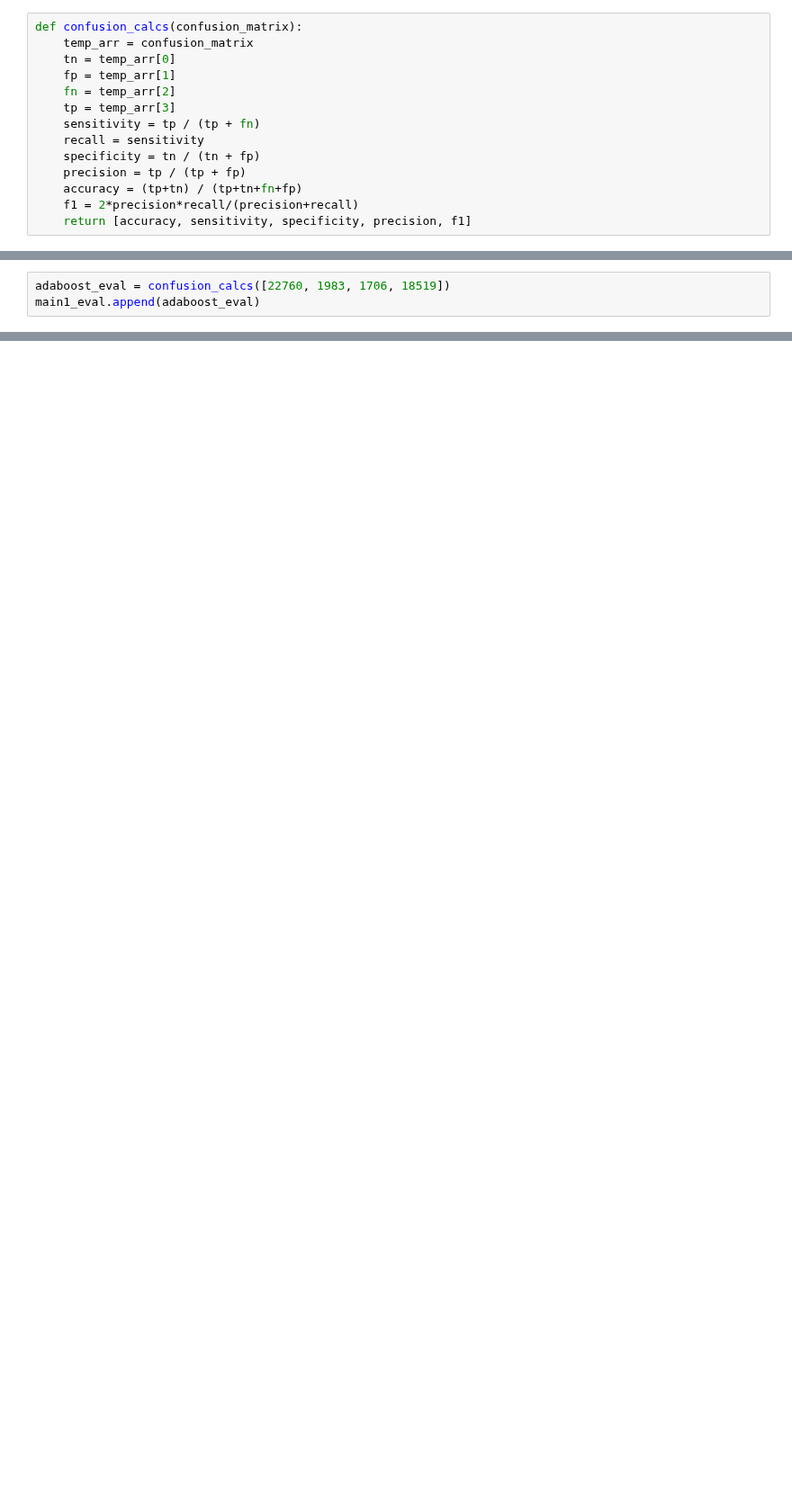
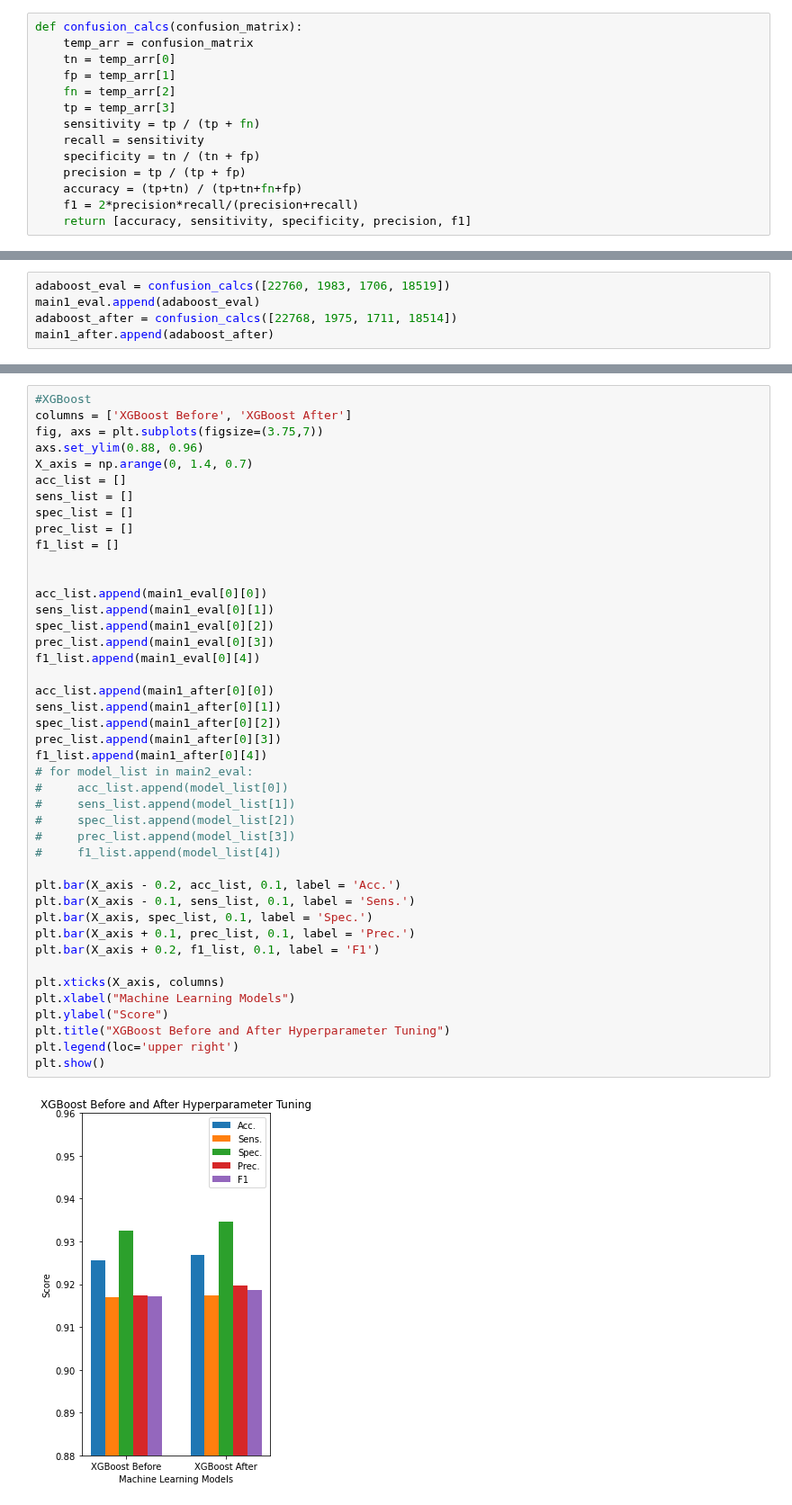
Before and after one commit to NNLUliskey/svsm_ml_2022, a Jupyter notebook: Graphs of ML Models.ipynb, the cells around one changed output, grey strips where cells are left out. Shown at 90% size. Saved outputs shown, nothing was run; the diff lists cells and outputs as text; blank space fills up the shorter version.

```diff
--- a/Graphs of ML Models.ipynb
+++ b/Graphs of ML Models.ipynb
@@ -32,6 +41,8 @@ main1_eval.append(lightgbm_eval)
 # %%
 adaboost_eval = confusion_calcs([22760, 1983, 1706, 18519])
 main1_eval.append(adaboost_eval)
+adaboost_after = confusion_calcs([22768, 1975, 1711, 18514])
+main1_after.append(adaboost_after)
 # %%
 gboost_eval = confusion_calcs([23139, 1604, 1738, 18487])
 main1_eval.append(gboost_eval)
@@ -157,0 +173,45 @@ ValueError: shape mismatch: objects cannot be broadcast to a single shape
+# %%
+#XGBoost
+columns = ['XGBoost Before', 'XGBoost After']
+fig, axs = plt.subplots(figsize=(3.75,7))
+axs.set_ylim(0.88, 0.96)
+X_axis = np.arange(0, 1.4, 0.7)
+acc_list = []
+sens_list = []
+spec_list = []
+prec_list = []
+f1_list = []
+
+
+acc_list.append(main1_eval[0][0])
+sens_list.append(main1_eval[0][1])
+spec_list.append(main1_eval[0][2])
+prec_list.append(main1_eval[0][3])
+f1_list.append(main1_eval[0][4])
+
+acc_list.append(main1_after[0][0])
+sens_list.append(main1_after[0][1])
+spec_list.append(main1_after[0][2])
+prec_list.append(main1_after[0][3])
+f1_list.append(main1_after[0][4])
+# for model_list in main2_eval:
+#     acc_list.append(model_list[0])
+#     sens_list.append(model_list[1])
+#     spec_list.append(model_list[2])
+#     prec_list.append(model_list[3])
+#     f1_list.append(model_list[4])
+
+plt.bar(X_axis - 0.2, acc_list, 0.1, label = 'Acc.')
+plt.bar(X_axis - 0.1, sens_list, 0.1, label = 'Sens.')
+plt.bar(X_axis, spec_list, 0.1, label = 'Spec.')
+plt.bar(X_axis + 0.1, prec_list, 0.1, label = 'Prec.')
+plt.bar(X_axis + 0.2, f1_list, 0.1, label = 'F1')
+
+plt.xticks(X_axis, columns)
+plt.xlabel("Machine Learning Models")
+plt.ylabel("Score")
+plt.title("XGBoost Before and After Hyperparameter Tuning")
+plt.legend(loc='upper right')
+plt.show()
+# %% [output]
+[figure, added]
```
Also changed, not shown: parts of 28 cells of this notebook.
